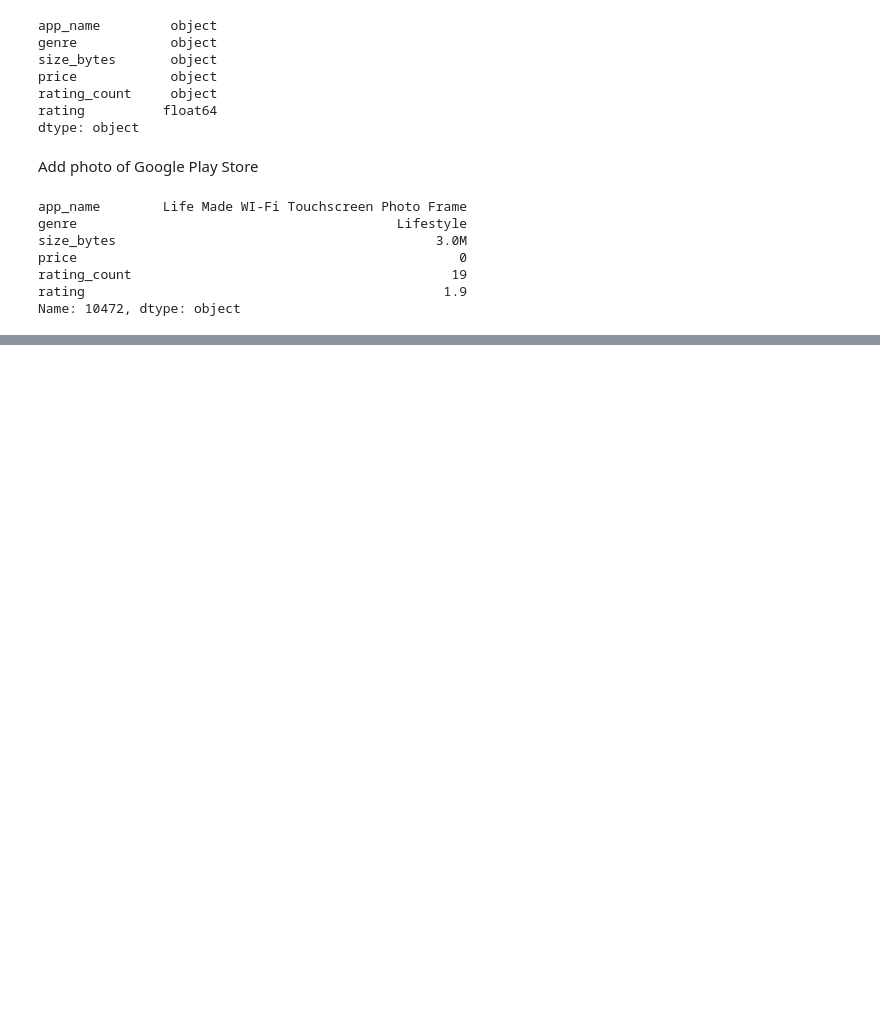
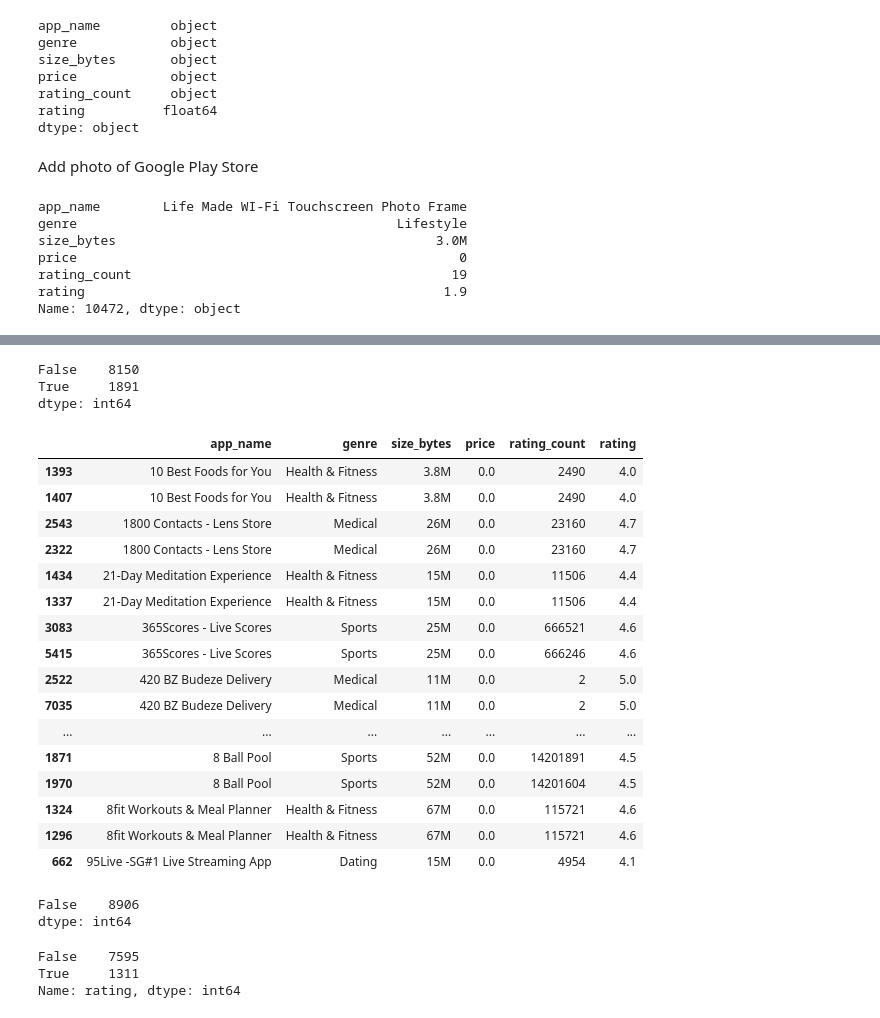
Before and after one commit to ArthurLandgraf/Data-Analyst-Portfolio, a Jupyter notebook: free-apps-analysis.ipynb, the cells around one changed output, grey strips where cells are left out. Drawn from its saved outputs; the diff is of its cells as text; code cells hidden in the pictures; blank space fills up the shorter version.

```diff
--- a/free-apps-analysis.ipynb
+++ b/free-apps-analysis.ipynb
@@ -275,7 +283,7 @@ $1.04         1
 Name: price, Length: 93, dtype: int64
 # %%
 try:
-    google_crop['price'] = google_crop['price'].str.replace('$', '').astype(float)
+    google_crop['price'] = google_crop['price'].str.replace('$', '', regex=False).astype(float)
 except:
     print("There's some price value which is not a price")
 # %% [output]
@@ -337,6 +345,7 @@ rating                                              1.9
 Name: 10472, dtype: object
 # %%
 try:
-    google_crop['price'] = google_crop['price'].str.replace('$', '').astype(float)
+    google_crop['price'] = google_crop['price'].str.replace('$', '', regex=False).astype(float)
+    print("Removal of '$' succeded.")
 except:
     print("There's some price value which is not a price")
@@ -350,0 +364,3 @@ google_crop.isna().describe()
+# %%
+google_free = google_crop.copy()[google_crop['price'] == 0]
+google_free.isna().describe()
@@ -362,0 +379,3 @@ take a decision of what to do with those 1.4k values
+# %%
+google_free['rating_count'] = google_free['rating_count'].astype(int)
+google_free.loc[google_free['rating'].isna(), "rating_count"].value_counts(normalize=False, dropna=False).sort_index()
@@ -362,0 +424,39 @@ take a decision of what to do with those 1.4k values
+# %%
+google_free.duplicated("app_name", keep=False).value_counts()
+# %% [output]
+False    8150
+True     1891
+dtype: int64
+# %%
+google_free[google_free.duplicated("app_name", keep=False)].sort_values("app_name").head(20)
+# %% [output]
+|  | app_name | genre | size_bytes | price | rating_count | rating |
+| 1393 | 10 Best Foods for You | Health & Fitness | 3.8M | 0.0 | 2490 | 4.0 |
+| 1407 | 10 Best Foods for You | Health & Fitness | 3.8M | 0.0 | 2490 | 4.0 |
+| 2543 | 1800 Contacts - Lens Store | Medical | 26M | 0.0 | 23160 | 4.7 |
+| 2322 | 1800 Contacts - Lens Store | Medical | 26M | 0.0 | 23160 | 4.7 |
+| 1434 | 21-Day Meditation Experience | Health & Fitness | 15M | 0.0 | 11506 | 4.4 |
+| 1337 | 21-Day Meditation Experience | Health & Fitness | 15M | 0.0 | 11506 | 4.4 |
+| 3083 | 365Scores - Live Scores | Sports | 25M | 0.0 | 666521 | 4.6 |
+| 5415 | 365Scores - Live Scores | Sports | 25M | 0.0 | 666246 | 4.6 |
+| 2522 | 420 BZ Budeze Delivery | Medical | 11M | 0.0 | 2 | 5.0 |
+| 7035 | 420 BZ Budeze Delivery | Medical | 11M | 0.0 | 2 | 5.0 |
+| ... | ... | ... | ... | ... | ... | ... |
+| 1871 | 8 Ball Pool | Sports | 52M | 0.0 | 14201891 | 4.5 |
+| 1970 | 8 Ball Pool | Sports | 52M | 0.0 | 14201604 | 4.5 |
+| 1324 | 8fit Workouts & Meal Planner | Health & Fitness | 67M | 0.0 | 115721 | 4.6 |
+| 1296 | 8fit Workouts & Meal Planner | Health & Fitness | 67M | 0.0 | 115721 | 4.6 |
+| 662 | 95Live -SG#1 Live Streaming App | Dating | 15M | 0.0 | 4954 | 4.1 |
+# %%
+google_free.sort_values("rating_count", ascending=False, inplace=True)
+google_unique = google_free.drop_duplicates(subset="app_name", keep="first", inplace=False, ignore_index=True)
+google_unique.duplicated("app_name", keep=False).value_counts()
+# %% [output]
+False    8906
+dtype: int64
+# %%
+google_unique['rating'].isna().value_counts()
+# %% [output]
+False    7595
+True     1311
+Name: rating, dtype: int64
```
Also changed, not shown: parts of 36 cells of this notebook.
